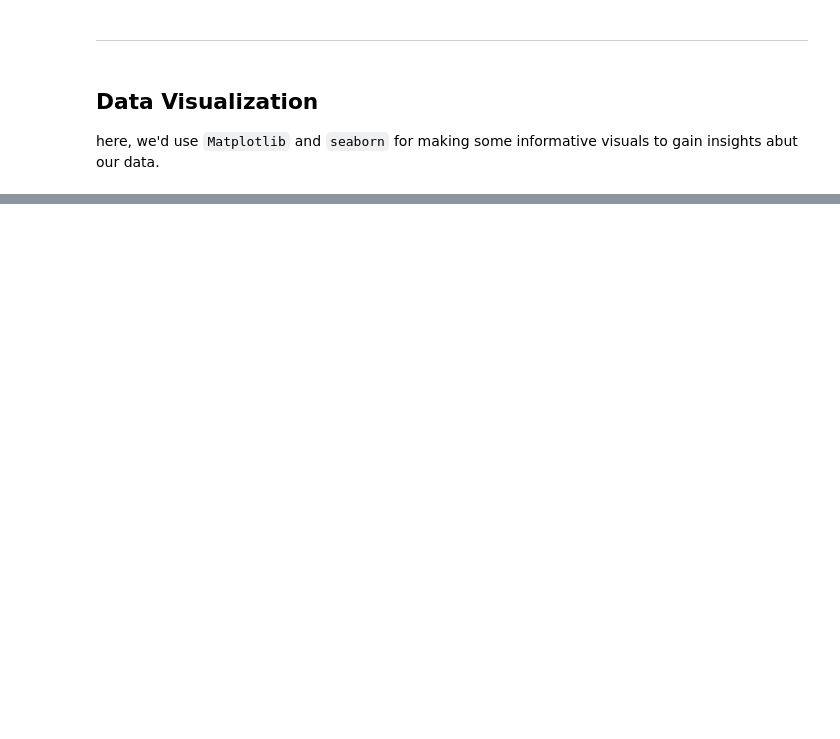
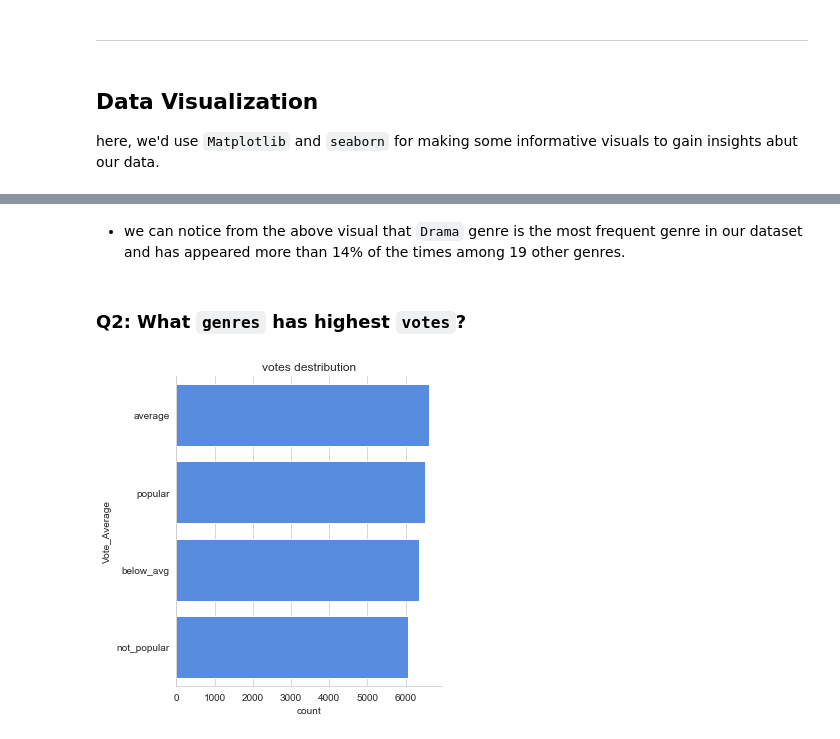
Before and after one commit to xShaimaa/Data-Analysis-Projects, a Jupyter notebook: 04-9000+-Movies-Dataset-Analysis/9000-movies-dataset-analysis.ipynb, the cells around one changed output, grey strips where cells are left out. Drawn from its saved outputs; the diff is of its cells as text; code cells hidden in the pictures; blank space fills up the shorter version.

```diff
--- a/04-9000+-Movies-Dataset-Analysis/9000-movies-dataset-analysis.ipynb
+++ b/04-9000+-Movies-Dataset-Analysis/9000-movies-dataset-analysis.ipynb
@@ -332,0 +344,13 @@ here, we'd use `Matplotlib` and `seaborn` for making some informative visuals to
+# %% [markdown]
+- we can notice from the above visual that `Drama` genre is the most frequent genre in our dataset and has appeared more than 14% of the times among 19 other genres.
+# %% [markdown]
+### Q2: What `genres` has highest `votes`?
+# %%
+# visualizing vote_average column
+sns.catplot(y = 'Vote_Average', data = df, kind = 'count',
+            order = df['Vote_Average'].value_counts().index,
+            color = '#4287f5')
+plt.title('votes destribution')
+plt.show()
+# %% [output]
+[figure, added]
```
Also changed, not shown: parts of 23 cells of this notebook.
